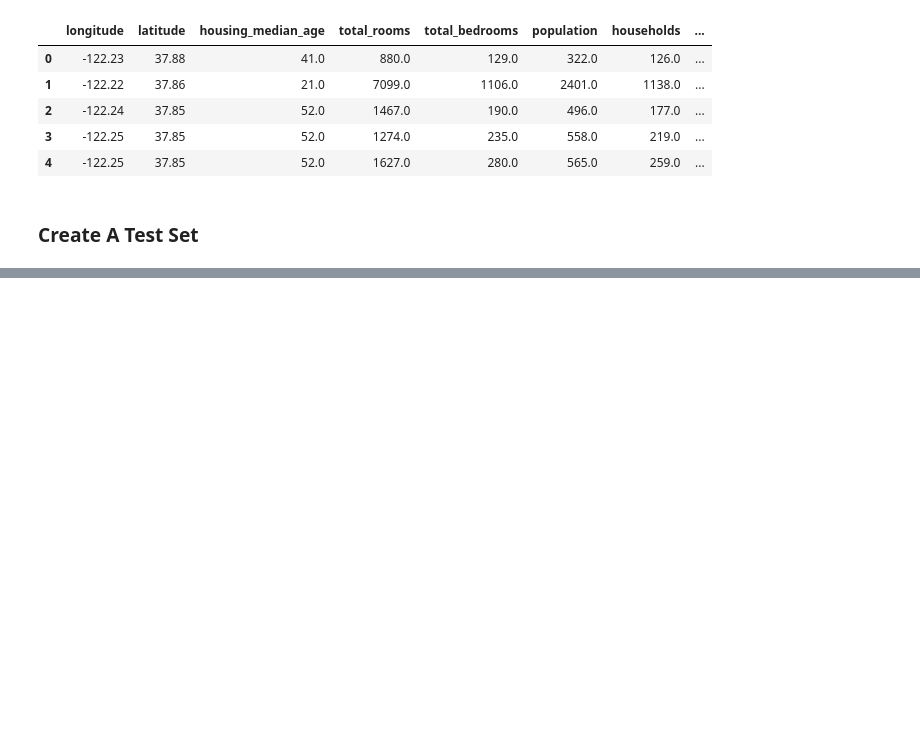
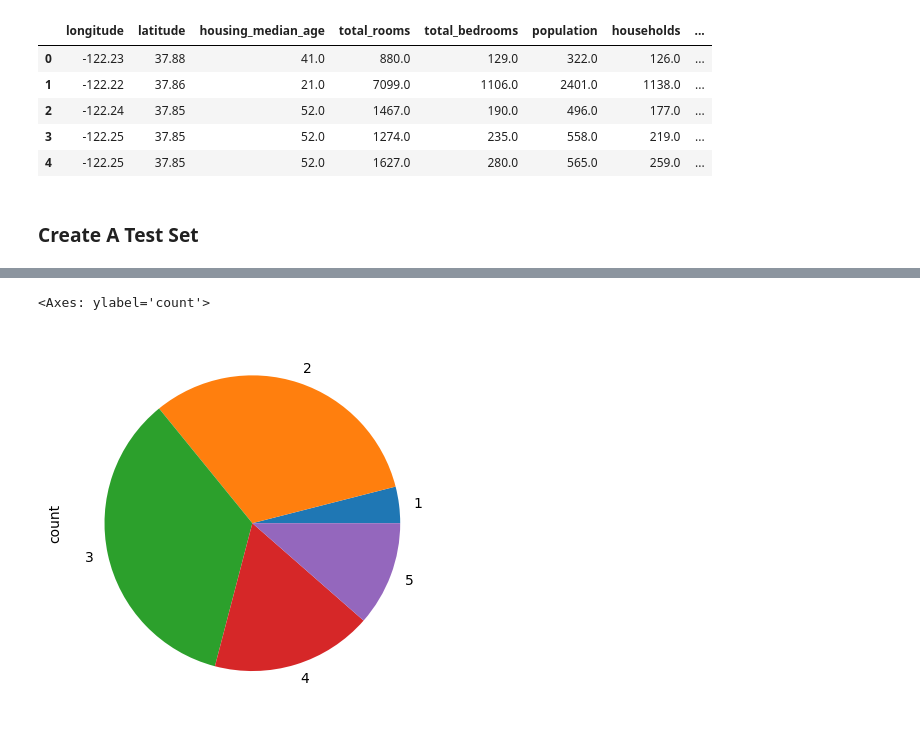
Before and after one commit to black-coda/ML_SIWES, a Jupyter notebook: project1/housing_california.ipynb, the cells around one changed output, grey strips where cells are left out. Cells and saved outputs as stored; diff of their text form; code cells hidden in the pictures; blank space fills up the shorter version.

```diff
--- a/project1/housing_california.ipynb
+++ b/project1/housing_california.ipynb
@@ -134,0 +208,5 @@ train_set, test_set = train_test_split(housing, test_size=0.2,random_state=42)
+# %%
+housing["income_cat"].value_counts().sort_index().plot.pie()
+# %% [output]
+<Axes: ylabel='count'>
+[figure, added]
```
Also changed, not shown: parts of 11 cells of this notebook, 2 other files.
